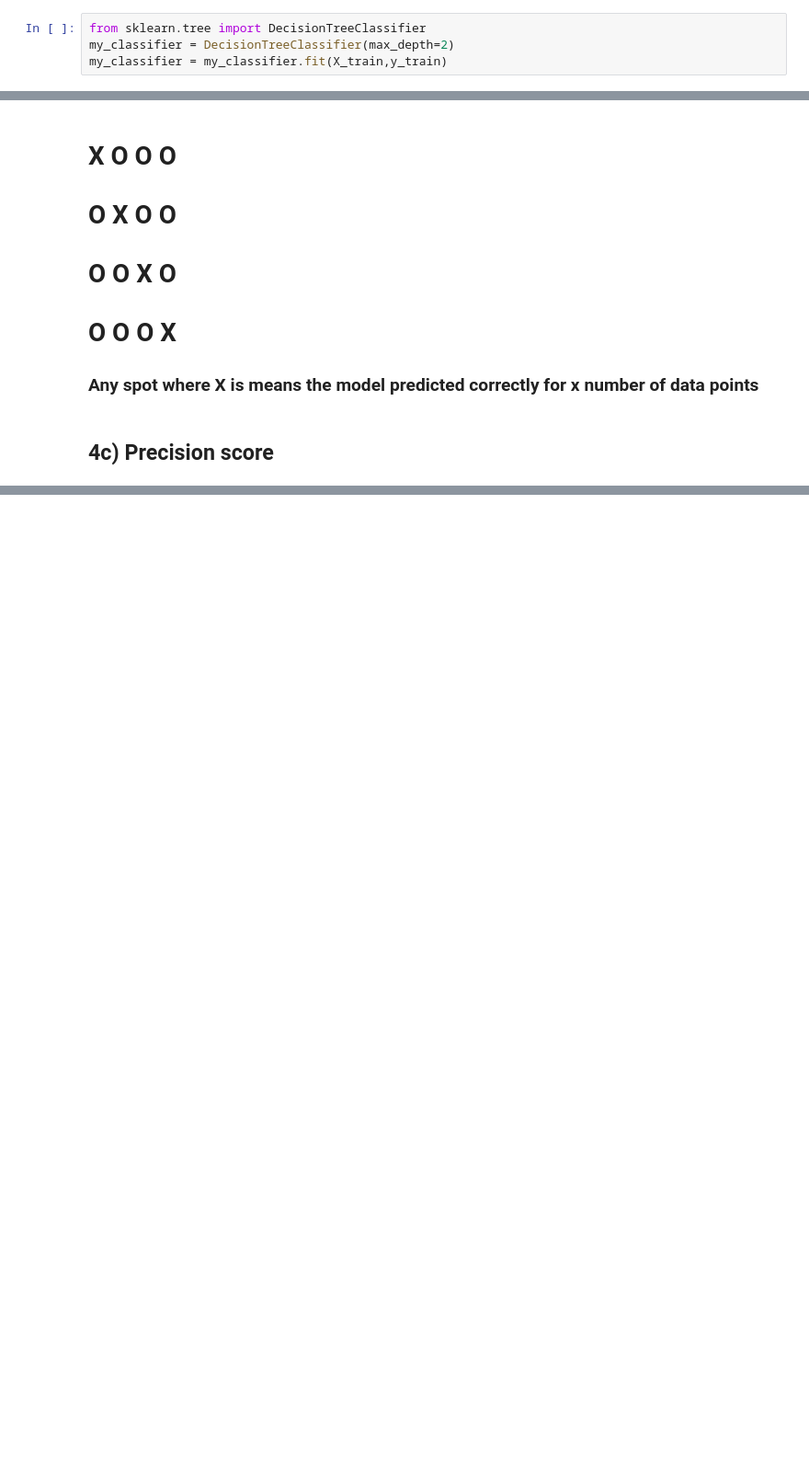
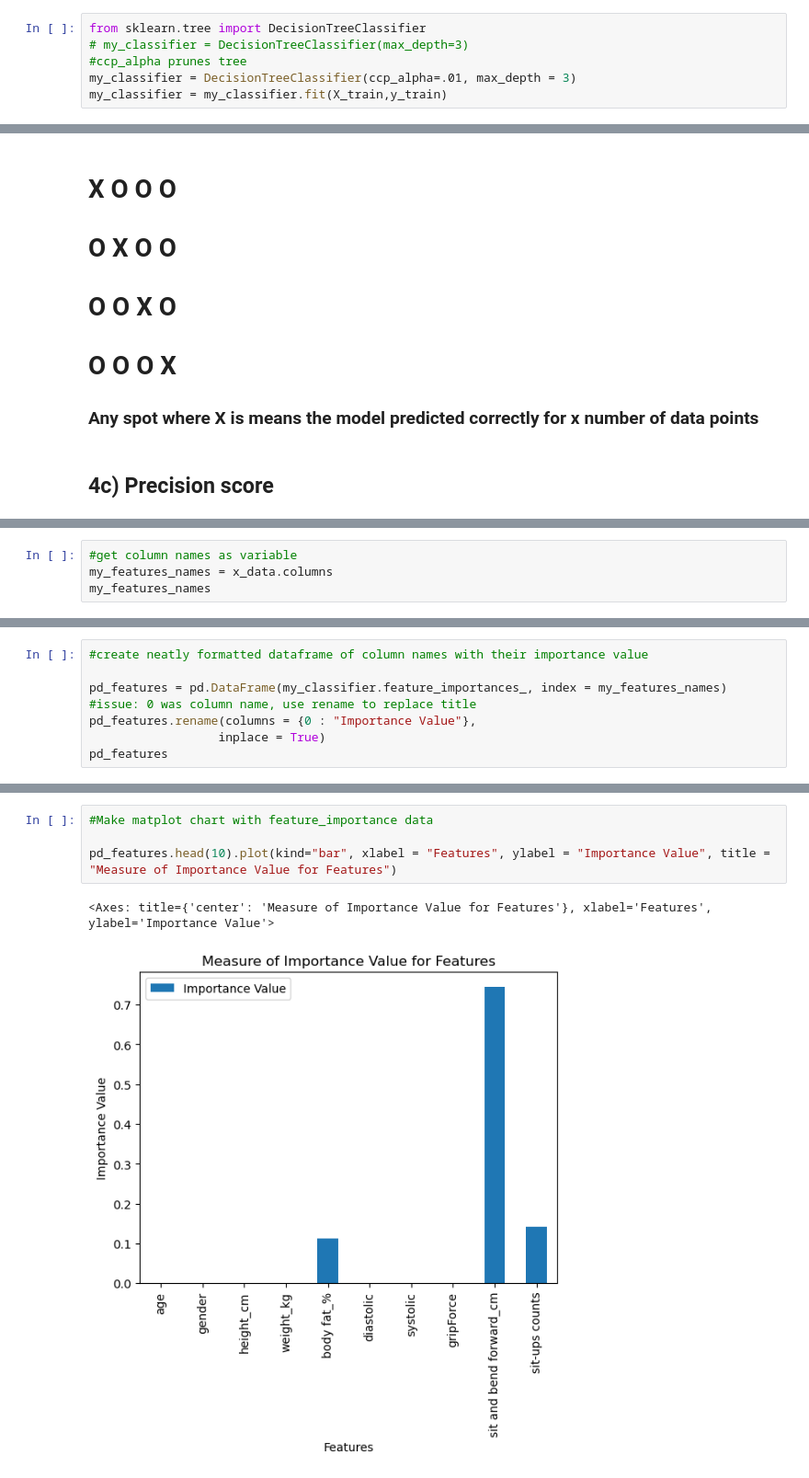
Before and after one commit to Sonicdaheghod/Decision-Tree_MT, a Jupyter notebook: DecisionTree_ MT.ipynb, the cells around one changed output, grey strips where cells are left out. Shown at 92% size. Drawn from its saved outputs; the diff is of its cells as text; blank space fills up the shorter version.

```diff
--- a/DecisionTree_ MT.ipynb
+++ b/DecisionTree_ MT.ipynb
@@ -110,7 +113,9 @@ X_train, X_test, y_train, y_test = train_test_split(x_data,y_data, test_size = .
 # 3) Get Decision Tree Model
 # %%
 from sklearn.tree import DecisionTreeClassifier
-my_classifier = DecisionTreeClassifier(max_depth=2)
+# my_classifier = DecisionTreeClassifier(max_depth=3)
+#ccp_alpha prunes tree
+my_classifier = DecisionTreeClassifier(ccp_alpha=.01, max_depth = 3)
 my_classifier = my_classifier.fit(X_train,y_train)
 # %%
 my_classifier.get_params()
@@ -220,0 +284,4 @@ array([[83,  0,  4,  0],
+# %%
+#get column names as variable
+my_features_names = x_data.columns
+my_features_names
@@ -220,0 +293,8 @@ array([[83,  0,  4,  0],
+# %%
+#create neatly formatted dataframe of column names with their importance value
+
+pd_features = pd.DataFrame(my_classifier.feature_importances_, index = my_features_names)
+#issue: 0 was column name, use rename to replace title
+pd_features.rename(columns = {0 : "Importance Value"},
+                  inplace = True)
+pd_features
@@ -220,0 +314,7 @@ array([[83,  0,  4,  0],
+# %%
+#Make matplot chart with feature_importance data
+
+pd_features.head(10).plot(kind="bar", xlabel = "Features", ylabel = "Importance Value", title = "Measure of Importance Value for Features")
+# %% [output]
+<Axes: title={'center': 'Measure of Importance Value for Features'}, xlabel='Features', ylabel='Importance Value'>
+[figure, added]
```
Also changed, not shown: parts of 29 cells of this notebook.
